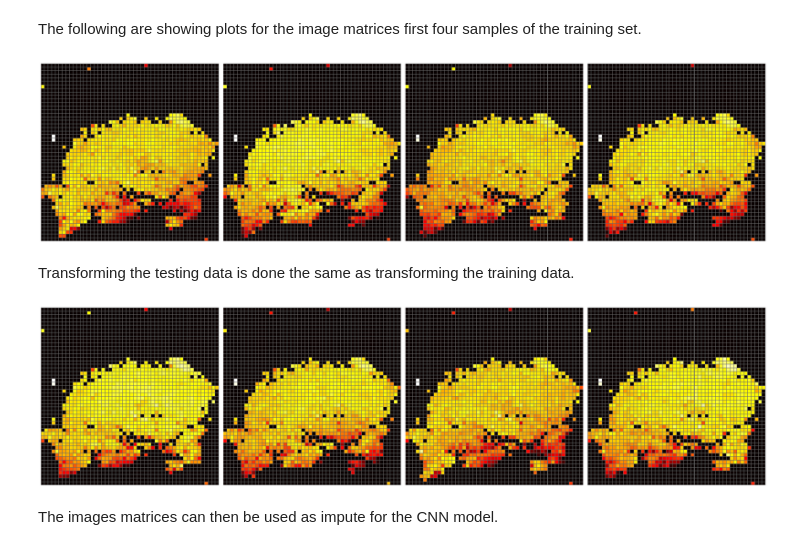
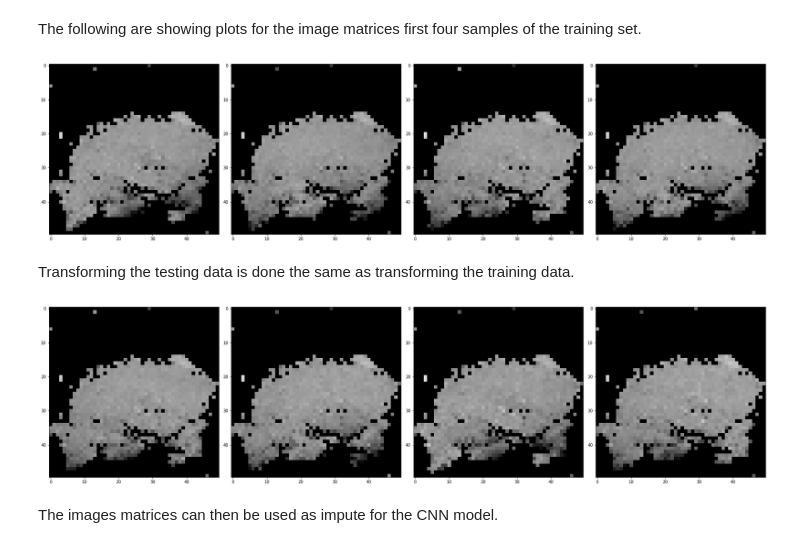
Before and after one commit to autogluon/autogluon, a Jupyter notebook: README.ipynb, the cells around one changed output. Drawn from its saved outputs; the diff is of its cells as text; code cells hidden in the pictures.

```diff
--- a/README.ipynb
+++ b/README.ipynb
@@ -25,7 +25,7 @@ import seaborn as sns
 # %% [markdown]
 Load example TCGA data
 # %%
-expr_file = r"./data/tcga.rnaseq_fpkm_uq.example.txt.gz"
+expr_file = r"./examples/data/tcga.rnaseq_fpkm_uq.example.txt.gz"
 expr = pd.read_csv(expr_file, sep="\t")
 y = expr['project'].values
 X = expr.iloc[:, 1:].values
@@ -107,34 +107,28 @@ mat_train = it.transform(X_train_norm)
 # %% [markdown]
 Fit and transform can be done in a single step.
 # %%
-mat_train = it.fit_transform(X_train_norm)
+X_train_img = it.fit_transform(X_train_norm)
 # %% [markdown]
 The following are showing plots for the image matrices first four samples
 of the training set.
 # %%
 fig, ax = plt.subplots(1, 4, figsize=(25, 7))
 for i in range(0,4):
-    cax = sns.heatmap(mat_train[i], cmap='hot',
-                      linewidth=0.01, linecolor='dimgrey',
-                      square=True, ax=ax[i], cbar=False)
-    cax.axis('off')
+    ax[i].imshow(X_train_img[i])
 plt.tight_layout()
 # %% [output]
-[figure, old version]
+[figure, new version]
 # %% [markdown]
 Transforming the testing data is done the same as transforming the
 training data.
 # %%
-mat_test = it.transform(X_test_norm)
+X_test_img = it.transform(X_test_norm)
 
 fig, ax = plt.subplots(1, 4, figsize=(25, 7))
 for i in range(0,4):
-    cax = sns.heatmap(mat_test[i], cmap='hot',
-                      linewidth=0.01, linecolor='dimgrey',
-                      square=True, ax=ax[i], cbar=False)
-    cax.axis('off')
+    ax[i].imshow(X_test_img[i])
 plt.tight_layout()
 # %% [output]
-[figure, old version]
+[figure, new version]
 # %% [markdown]
 The images matrices can then be used as impute for the CNN model.
```
Also changed, not shown: parts of 1 cell of this notebook, 8 other files.
